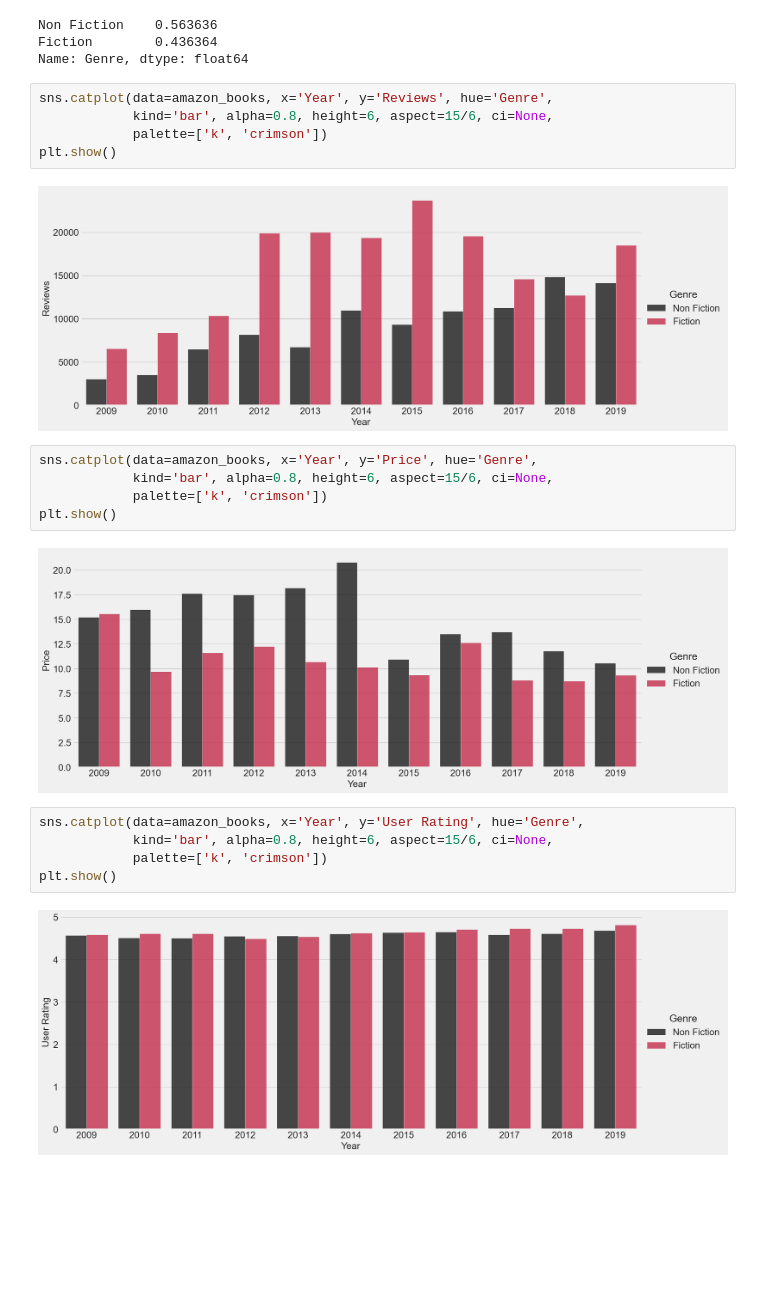
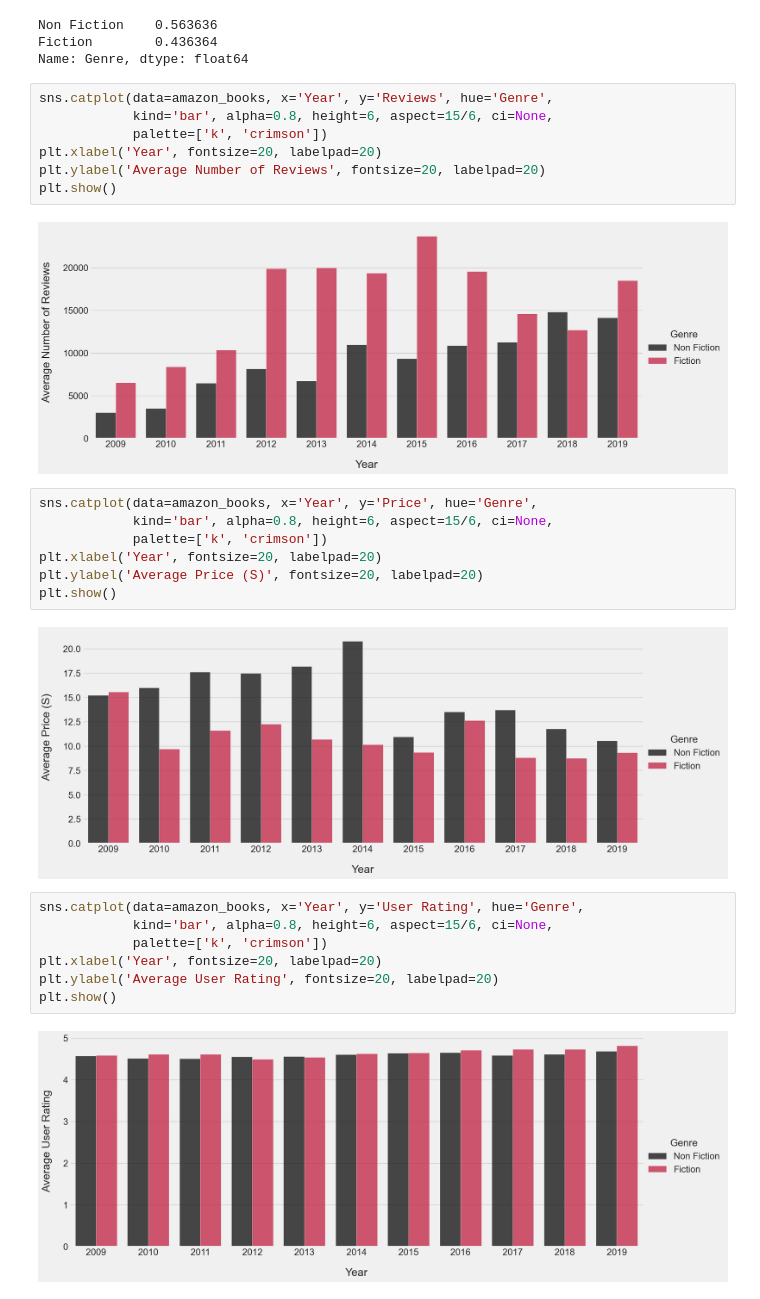
Before and after one commit to esbatiehsan/amazon-bestsellers, a Jupyter notebook: data-cleaning-exploration.ipynb, the cells around one changed output. Drawn from its saved outputs; the diff is of its cells as text; blank space fills up the shorter version.

```diff
--- a/data-cleaning-exploration.ipynb
+++ b/data-cleaning-exploration.ipynb
@@ -60,20 +60,26 @@ Name: Genre, dtype: float64
 sns.catplot(data=amazon_books, x='Year', y='Reviews', hue='Genre',
             kind='bar', alpha=0.8, height=6, aspect=15/6, ci=None,
             palette=['k', 'crimson'])
+plt.xlabel('Year', fontsize=20, labelpad=20)
+plt.ylabel('Average Number of Reviews', fontsize=20, labelpad=20)
 plt.show()
 # %% [output]
-[figure, old version]
+[figure, new version]
 # %%
 sns.catplot(data=amazon_books, x='Year', y='Price', hue='Genre',
             kind='bar', alpha=0.8, height=6, aspect=15/6, ci=None,
             palette=['k', 'crimson'])
+plt.xlabel('Year', fontsize=20, labelpad=20)
+plt.ylabel('Average Price (S)', fontsize=20, labelpad=20)
 plt.show()
 # %% [output]
-[figure, old version]
+[figure, new version]
 # %%
 sns.catplot(data=amazon_books, x='Year', y='User Rating', hue='Genre',
             kind='bar', alpha=0.8, height=6, aspect=15/6, ci=None,
             palette=['k', 'crimson'])
+plt.xlabel('Year', fontsize=20, labelpad=20)
+plt.ylabel('Average User Rating', fontsize=20, labelpad=20)
 plt.show()
 # %% [output]
-[figure, old version]
+[figure, new version]
```
Also changed, not shown: parts of 7 cells of this notebook.
